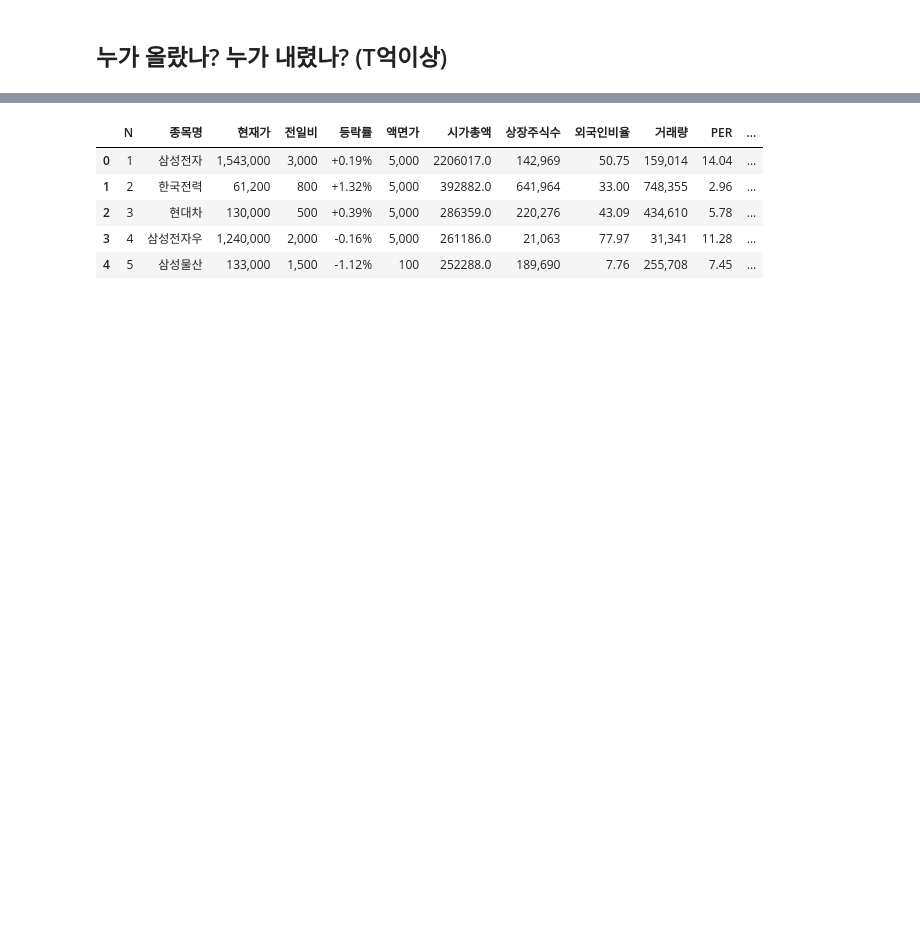
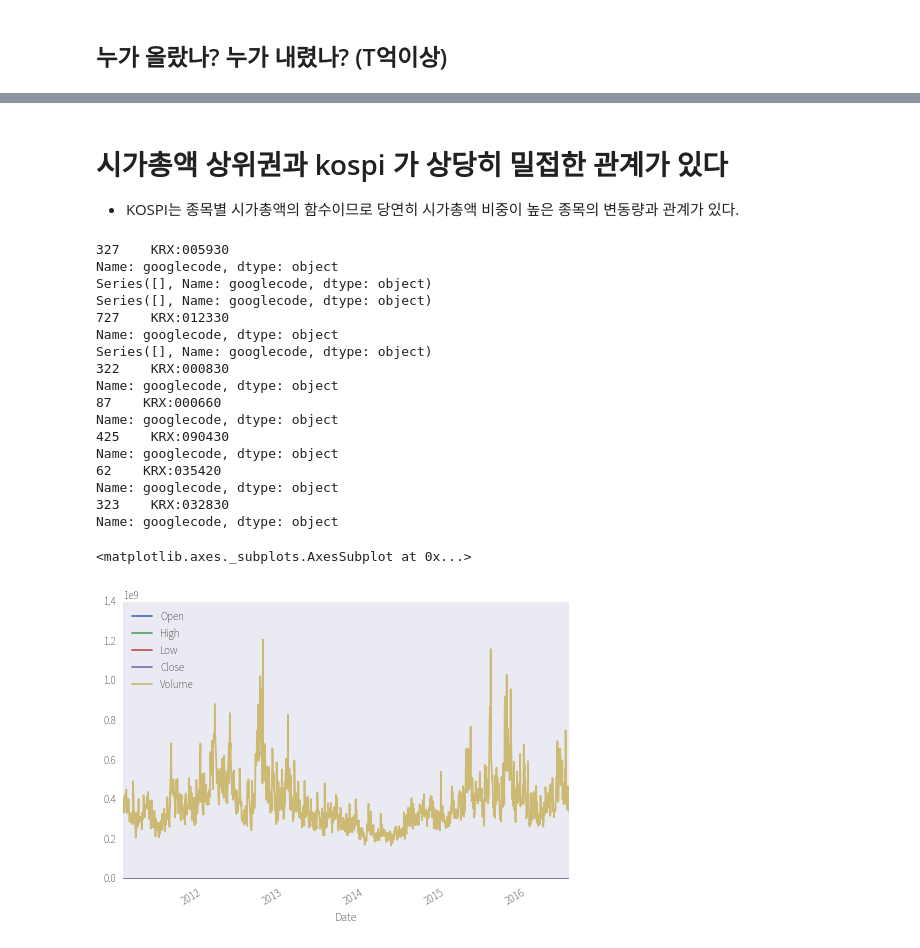
Before and after one commit to tohichoi/ecos, a Jupyter notebook: kospi_stat.ipynb, the cells around one changed output, grey strips where cells are left out. Drawn from its saved outputs; the diff is of its cells as text; code cells hidden in the pictures; blank space fills up the shorter version.

```diff
--- a/kospi_stat.ipynb
+++ b/kospi_stat.ipynb
@@ -135,9 +131,0 @@ df11=df1['시가총액'].apply(lambda x : x / df1['시가총액'].sum())
-# %%
-# 시가총액 비율
-df11=df1['시가총액'].apply(lambda x : x / df1['시가총액'].sum())
-df22=df2['시가총액'].apply(lambda x : x / df2['시가총액'].sum())
-df=df22-df11
-df3=pd.concat([df1['종목명'], df], axis=1)
-df3.columns=['종목명', '시가총액비']
-df3.sort_values('시가총액비', inplace=True, ascending=False)
-df3
@@ -163,10 +132,50 @@ df3
-# %%
-#df1[['종목명', '시가총액']]
-df1.head()
-# %% [output]
-|  | N | 종목명 | 현재가 | 전일비 | 등락률 | 액면가 | 시가총액 | 상장주식수 | 외국인비율 | 거래량 | PER | ... |
-| 0 | 1 | 삼성전자 | 1,543,000 | 3,000 | +0.19% | 5,000 | 2206017.0 | 142,969 | 50.75 | 159,014 | 14.04 | ... |
-| 1 | 2 | 한국전력 | 61,200 | 800 | +1.32% | 5,000 | 392882.0 | 641,964 | 33.00 | 748,355 | 2.96 | ... |
-| 2 | 3 | 현대차 | 130,000 | 500 | +0.39% | 5,000 | 286359.0 | 220,276 | 43.09 | 434,610 | 5.78 | ... |
-| 3 | 4 | 삼성전자우 | 1,240,000 | 2,000 | -0.16% | 5,000 | 261186.0 | 21,063 | 77.97 | 31,341 | 11.28 | ... |
-| 4 | 5 | 삼성물산 | 133,000 | 1,500 | -1.12% | 100 | 252288.0 | 189,690 | 7.76 | 255,708 | 7.45 | ... |
+# %% [markdown]
+# 시가총액 상위권과 kospi 가 상당히 밀접한 관계가 있다
+
+  * KOSPI는 종목별 시가총액의 함수이므로 당연히 시가총액 비중이 높은 종목의 변동량과 관계가 있다.
+# %%
+start = datetime.datetime(2011, 1, 1)
+end = datetime.datetime(2016, 7, 11)
+
+# 시가총액 상위 10개
+df2_sorted=df2.sort_values('시가총액', ascending=False, inplace=False)
+df2_sorted[:10]
+
+# 종목코드 가져오자
+fd=open('stock_codes.pickle')
+df_stock_code=pickle.load(fd)
+fd.close()
+
+googlecode=[]
+for name in df2_sorted['종목명'][:10]:
+    df=df_stock_code[df_stock_code['name']==name]['googlecode']
+    print df
+
+df_list=[]
+for gc in googlecode:
+    print gc.iloc[0]
+    #df_list.append(data.DataReader(gc.iloc[0], 'google', start, end))
+df_kospi=data.DataReader('KRX:KOSPI', 'google', start, end)
+df_king=pd.concat(df_list + [df_kospi], axis=1)
+
+df_king.plot()
+# %% [output]
+327    KRX:005930
+Name: googlecode, dtype: object
+Series([], Name: googlecode, dtype: object)
+Series([], Name: googlecode, dtype: object)
+727    KRX:012330
+Name: googlecode, dtype: object
+Series([], Name: googlecode, dtype: object)
+322    KRX:000830
+Name: googlecode, dtype: object
+87    KRX:000660
+Name: googlecode, dtype: object
+425    KRX:090430
+Name: googlecode, dtype: object
+62    KRX:035420
+Name: googlecode, dtype: object
+323    KRX:032830
+Name: googlecode, dtype: object
+<matplotlib.axes._subplots.AxesSubplot at 0x...>
+[figure, added]
```
Also changed, not shown: parts of 14 cells of this notebook, 5 other files.
